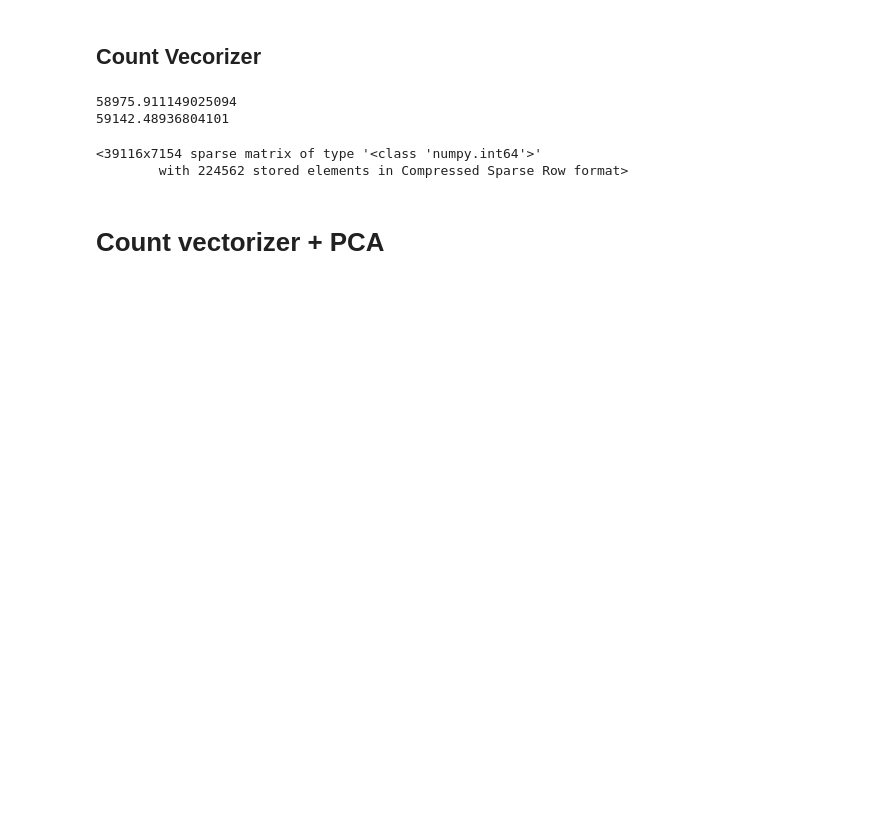
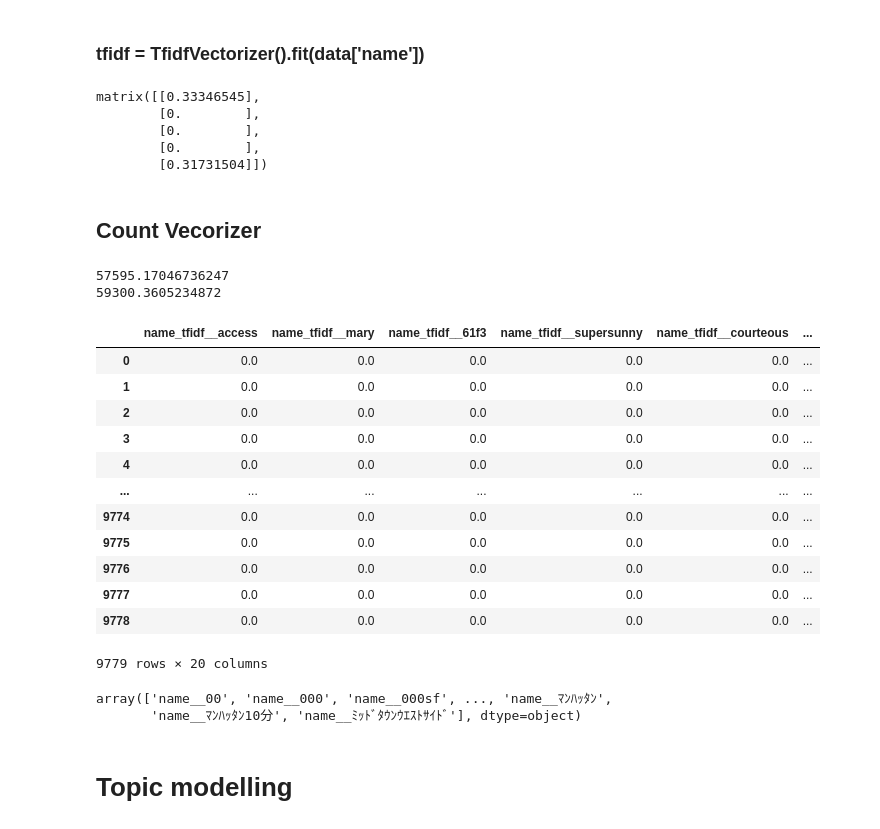
Before and after one commit to krzjoa/medium, a Jupyter notebook: 5_text_regression/text_regression.ipynb, the cells around one changed output. Cells and saved outputs as stored; diff of their text form; code cells hidden in the pictures; blank space fills up the shorter version.

Commit message:
Topic modelling

```diff
--- a/5_text_regression/text_regression.ipynb
+++ b/5_text_regression/text_regression.ipynb
@@ -10,12 +21,20 @@ from sklearn.model_selection import train_test_split
+# %% [markdown]
+### tfidf = TfidfVectorizer().fit(data['name'])
+# %%
+tfidf.transform(data['name']).todense()[:5, tfidf.get_feature_names_out() == 'park']
+# %% [output]
+matrix([[0.33346545],
+        [0.        ],
+        [0.        ],
+        [0.        ],
+        [0.31731504]])
 # %%
 data = pd.read_csv('data/AB_NYC_2019.csv')
 
 TARGET = ['price']
-# We're intentionally selecting only one column
-FEATURES = 'name'
-
+CATEGORICAL = ['neighbourhood_group', 'neighbourhood', 'room_type']
+FEATURES = ['name', 'minimum_nights'] + CATEGORICAL
 data['name'] = data['name'].fillna('')
-
 X, y = data[FEATURES], data[TARGET]
 # %%
 X_train, X_test, y_train, y_test = train_test_split(X, y, test_size=.2)
@@ -26,36 +45,68 @@ X_train, X_test, y_train, y_test = train_test_split(X, y, test_size=.2)
 # %%
 #from xgboost import XGBRegressor
 from sklearn.feature_extraction.text import CountVectorizer, TfidfVectorizer
-from sklearn.pipeline import Pipeline
+from sklearn.pipeline import Pipeline, make_pipeline
 from sklearn.metrics import mean_squared_error
+
+from sklearn.compose import ColumnTransformer, make_column_selector
+from category_encoders import OneHotEncoder
 
 from sklearn.linear_model import LinearRegression
 
 # Count vectorizer
 count_vec_pipeline = Pipeline([
-    ('count_vectorizer', CountVectorizer()),
+    ('one_hot', OneHotEncoder(cols=CATEGORICAL)),
+    ('count_vectorizer', ColumnTransformer([
+        ('name_cv', CountVectorizer(), 'name')
+    ])),
     ('linear_regression', LinearRegression())
 ])
 count_vec_pipeline.fit(X_train, y_train)
 y_pred_count_vec = count_vec_pipeline.predict(X_test)
 print(mean_squared_error(y_test, y_pred_count_vec))
 
-# TFIDF
+# # TFIDF
 tfidf_pipeline = Pipeline([
-    ('tfidf_vectorizer', TfidfVectorizer()),
+    ('one_hot', OneHotEncoder(cols=CATEGORICAL)),
+    ('count_vectorizer', ColumnTransformer([
+        ('name_tfidf', TfidfVectorizer(), 'name')
+    ])),
     ('linear_regression', LinearRegression())
 ])
 tfidf_pipeline.fit(X_train, y_train)
 y_pred_tfidf = tfidf_pipeline.predict(X_test)
 print(mean_squared_error(y_test, y_pred_tfidf))
 # %% [output]
-58975.911149025094
-59142.48936804101
+57595.17046736247
+59300.3605234872
+# %%
+feature_names = tfidf_pipeline[1].get_feature_names_out()
+tfidf_features = pd.DataFrame(
+    tfidf_pipeline[1].transform(X_test).todense(),
+    columns=feature_names
+)
+tfidf_features.loc[:, np.random.choice(tfidf_features.columns, 20)]
+# %% [output]
+|  | name_tfidf__access | name_tfidf__mary | name_tfidf__61f3 | name_tfidf__supersunny | name_tfidf__courteous | ... |
+| 0 | 0.0 | 0.0 | 0.0 | 0.0 | 0.0 | ... |
+| 1 | 0.0 | 0.0 | 0.0 | 0.0 | 0.0 | ... |
+| 2 | 0.0 | 0.0 | 0.0 | 0.0 | 0.0 | ... |
+| 3 | 0.0 | 0.0 | 0.0 | 0.0 | 0.0 | ... |
+| 4 | 0.0 | 0.0 | 0.0 | 0.0 | 0.0 | ... |
+| ... | ... | ... | ... | ... | ... | ... |
+| 9774 | 0.0 | 0.0 | 0.0 | 0.0 | 0.0 | ... |
+| 9775 | 0.0 | 0.0 | 0.0 | 0.0 | 0.0 | ... |
+| 9776 | 0.0 | 0.0 | 0.0 | 0.0 | 0.0 | ... |
+| 9777 | 0.0 | 0.0 | 0.0 | 0.0 | 0.0 | ... |
+| 9778 | 0.0 | 0.0 | 0.0 | 0.0 | 0.0 | ... |
+9779 rows × 20 columns
+# %%
+feature_names
+# %% [output]
+array(['name__00', 'name__000', 'name__000sf', ..., 'name__ﾏﾝﾊｯﾀﾝ',
+       'name__ﾏﾝﾊｯﾀﾝ10分', 'name__ﾐｯﾄﾞﾀｳﾝｳｴｽﾄｻｲﾄﾞ'], dtype=object)
 # %%
-X_tr
+from sklearn.decomposition import TruncatedSVD, NMF, LatentDirichletAllocation
-# %% [output]
-<39116x7154 sparse matrix of type '<class 'numpy.int64'>'
-        with 224562 stored elements in Compressed Sparse Row format>
 # %% [markdown]
-# Count vectorizer + PCA
+# Topic modelling
 # %%
```
Also changed, not shown: parts of 10 cells of this notebook.
